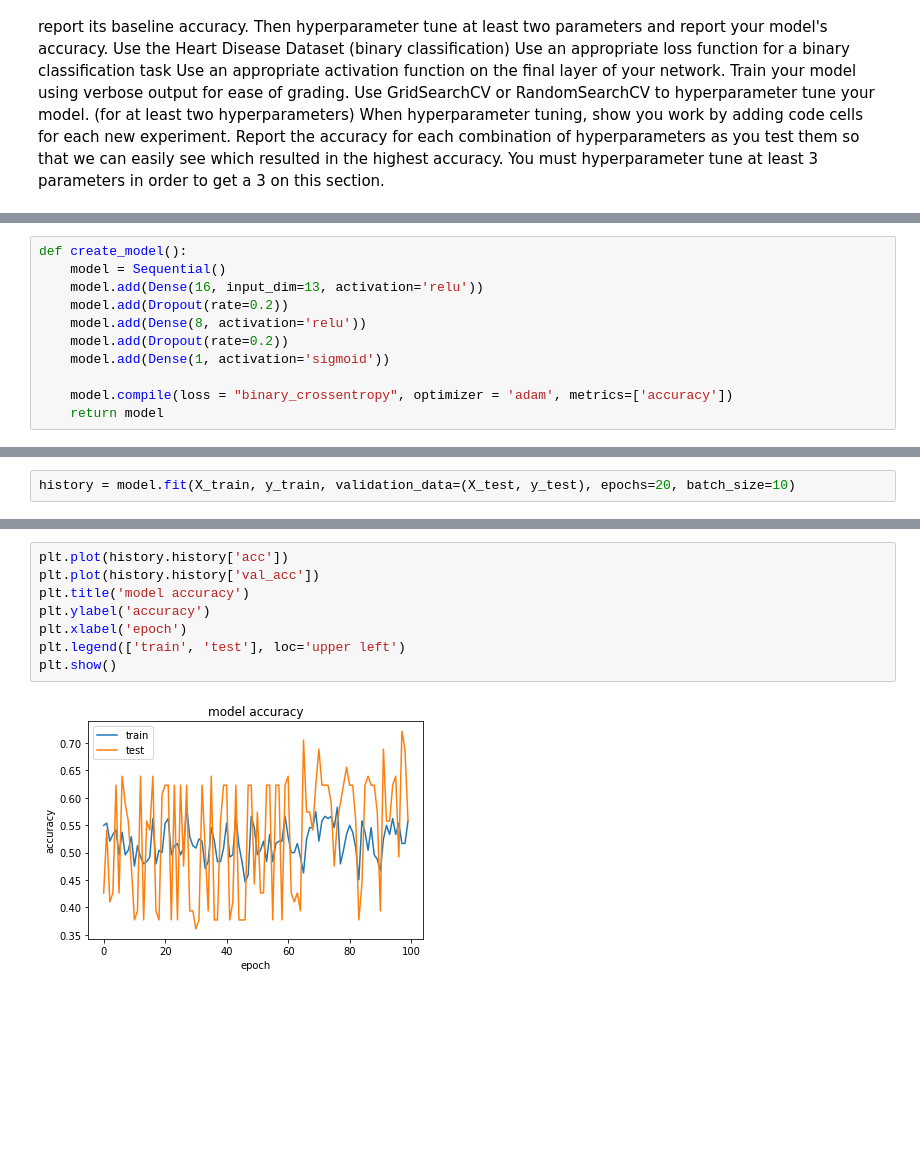
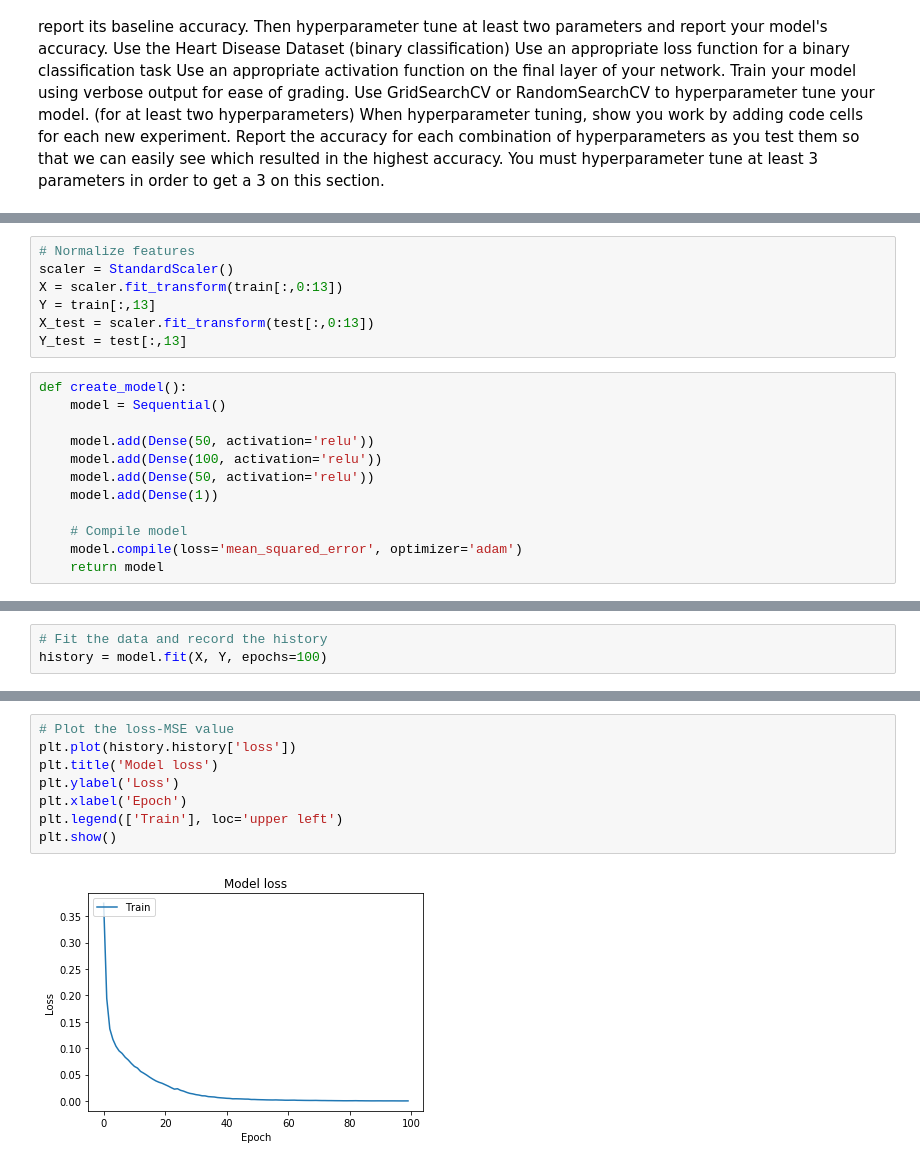
Before and after one commit to JimKing100/DS-Unit-4-Sprint-2-Neural-Networks, a Jupyter notebook: LS_DS_Unit_4_Sprint_Challenge_2.ipynb, the cells around one changed output, grey strips where cells are left out. Cells and saved outputs as stored; diff of their text form; blank space fills up the shorter version.

```diff
--- a/LS_DS_Unit_4_Sprint_Challenge_2.ipynb
+++ b/LS_DS_Unit_4_Sprint_Challenge_2.ipynb
@@ -316,13 +316,21 @@ X_train.shape
+# %%
+# Normalize features
+scaler = StandardScaler()
+X = scaler.fit_transform(train[:,0:13])
+Y = train[:,13]
+X_test = scaler.fit_transform(test[:,0:13])
+Y_test = test[:,13]
 # %%
 def create_model():
     model = Sequential()
-    model.add(Dense(16, input_dim=13, activation='relu'))
-    model.add(Dropout(rate=0.2))
-    model.add(Dense(8, activation='relu'))
-    model.add(Dropout(rate=0.2))
-    model.add(Dense(1, activation='sigmoid'))
 
-    model.compile(loss = "binary_crossentropy", optimizer = 'adam', metrics=['accuracy'])
+    model.add(Dense(50, activation='relu'))
+    model.add(Dense(100, activation='relu'))
+    model.add(Dense(50, activation='relu'))
+    model.add(Dense(1))
+
+    # Compile model
+    model.compile(loss='mean_squared_error', optimizer='adam')
     return model
 # %%
 model = create_model()
@@ -337,2 +341,0 @@ Use tf.where in 2.0, which has the same broadcast rule as np.where
-# %%
-history = model.fit(X_train, y_train, validation_data=(X_test, y_test), epochs=20, batch_size=10)
@@ -356,0 +342,3 @@ Epoch 100/100
+# %%
+# Fit the data and record the history
+history = model.fit(X, Y, epochs=100)
@@ -357,10 +368,10 @@ Epoch 100/100
 # %%
-plt.plot(history.history['acc'])
-plt.plot(history.history['val_acc'])
-plt.title('model accuracy')
-plt.ylabel('accuracy')
-plt.xlabel('epoch')
-plt.legend(['train', 'test'], loc='upper left')
+# Plot the loss-MSE value
+plt.plot(history.history['loss'])
+plt.title('Model loss')
+plt.ylabel('Loss')
+plt.xlabel('Epoch')
+plt.legend(['Train'], loc='upper left')
 plt.show()
 # %% [output]
-[figure, old version]
+[figure, new version]
```
Also changed, not shown: parts of 10 cells of this notebook.
